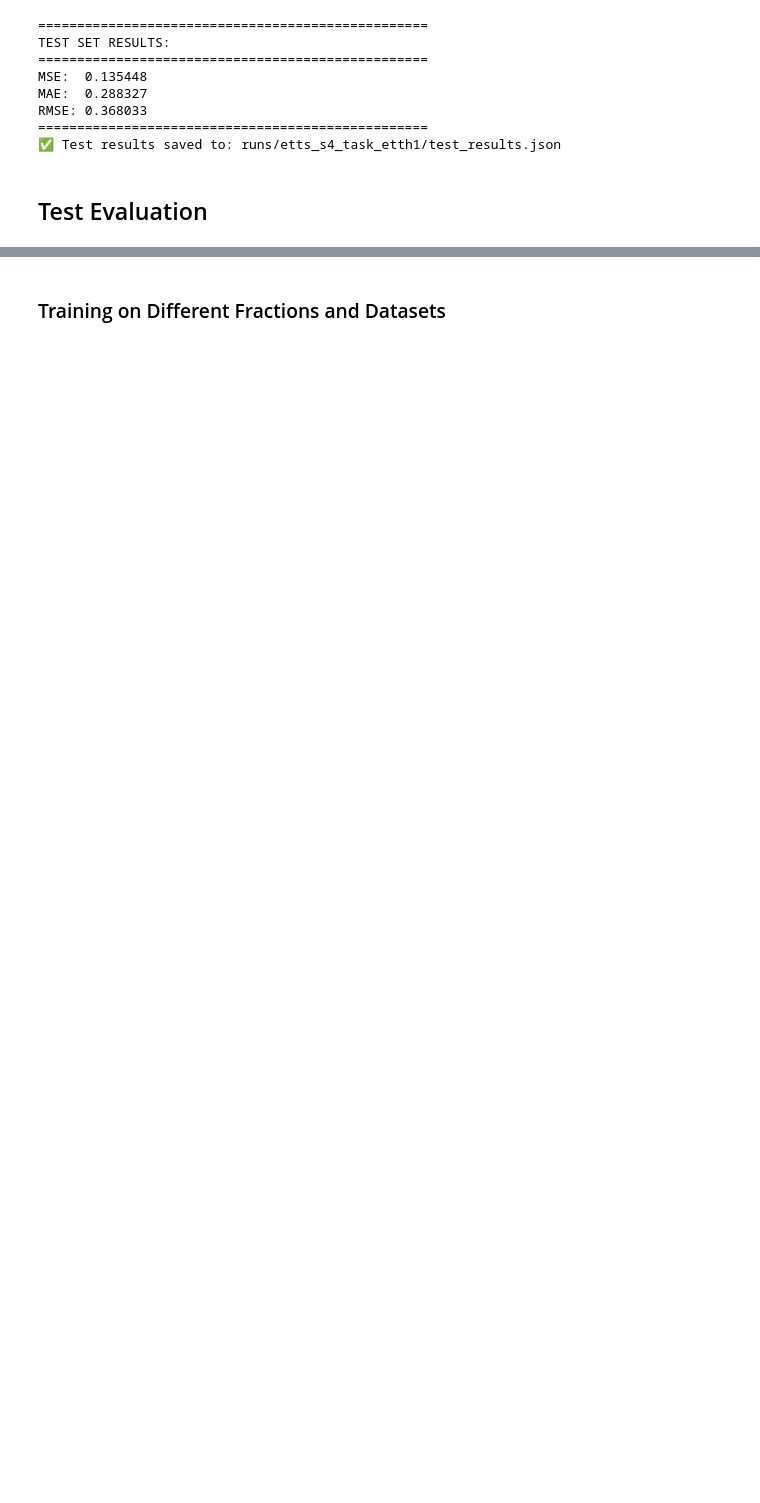
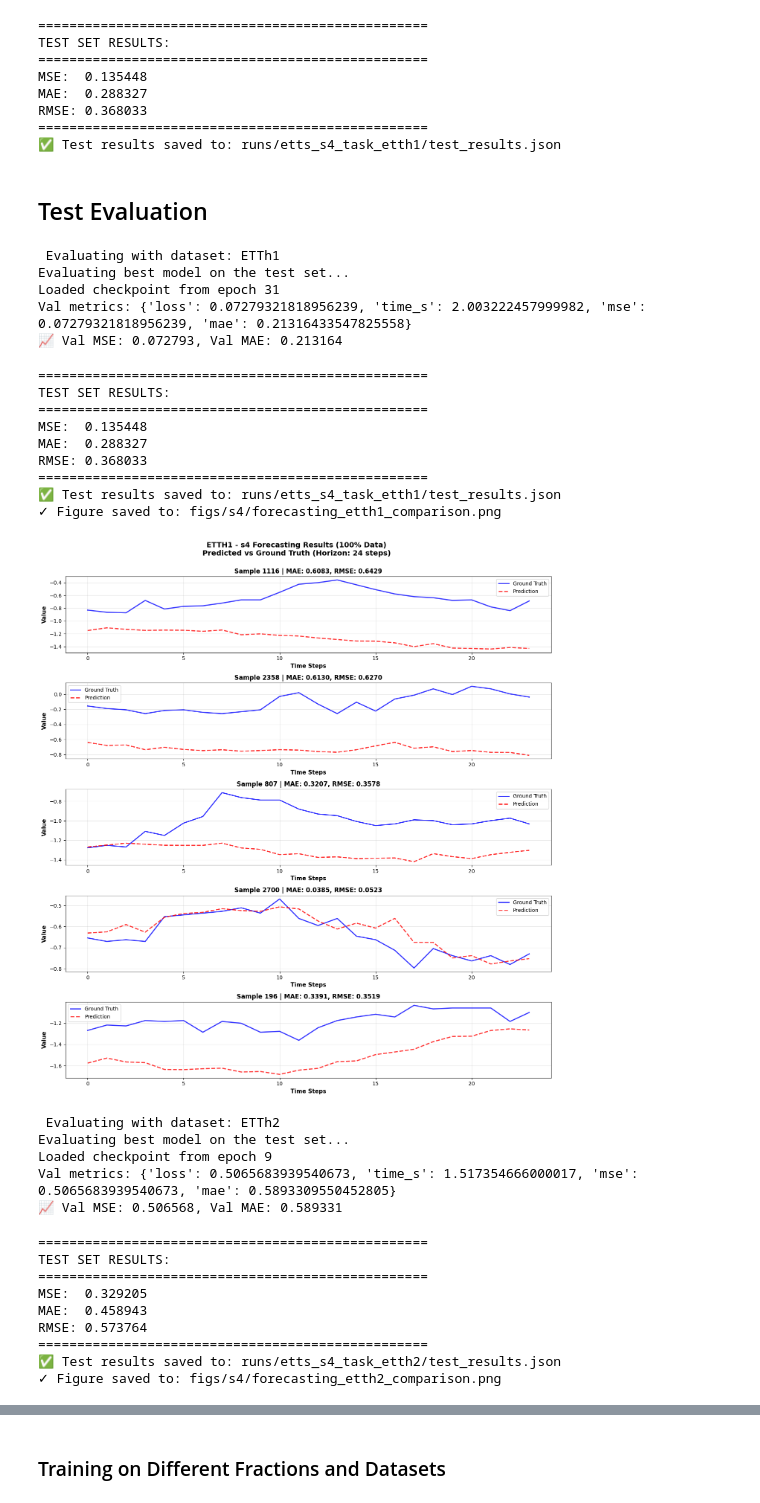
Before and after one commit to galbar8/LMU_S4, a Jupyter notebook: src/notebooks/etts/etts_s4.ipynb, the cells around one changed output, grey strips where cells are left out. Cells and saved outputs as stored; diff of their text form; code cells hidden in the pictures; blank space fills up the shorter version.

```diff
--- a/src/notebooks/etts/etts_s4.ipynb
+++ b/src/notebooks/etts/etts_s4.ipynb
@@ -21,28 +18,15 @@ current_dir = Path.cwd()
 project_root = current_dir.parent.parent.parent
 data_root = str(project_root / "src" / "datasets" / "etts" / "data")
 
+args: Dict[str, Any] = etth1_config_s4
 
-args: Dict[str, Any] = etth1_config_s4
+figs_dir = Path('./figs/s4')
+figs_dir.mkdir(parents=True, exist_ok=True)
+
 print(f"Training S4 on: {args['data_loader_kwargs']['which']}")
 
-args["block_cfg_ctor"] = make_block_cfg_ctor(
-    kind="s4",
-    dropout=args["dropout"],
-    mlp_ratio=args["mlp_ratio"],
-    droppath_final=args["droppath_final"],
-    layerscale_init=args["layerscale_init"],
-    residual_gain=args["residual_gain"],
-    pool=args["pool"],
-    # S4-specific parameters
-    d_state=args["d_state"],
-    channels=args["channels"],
-    bidirectional=args["bidirectional"],
-    mode=args["mode"],
-    dt_min=args["dt_min"],
-    dt_max=args["dt_max"],
-)
+args["block_cfg_ctor"] = make_s4_block_cfg_ctor(**args)
 
-# Device selection (MPS first)
 if torch.backends.mps.is_available():
     args["device"] = torch.device("mps")
     print("Using MPS (Apple Silicon)")
@@ -124,51 +107,68 @@ RMSE: 0.368033
 # %% [markdown]
 ## Test Evaluation
 # %%
+from src.notebooks.etts.utils import plot_forecasting_comparison
 from src.eval.eval_utils import evaluate_regression_model
 from src.notebooks.etts.etts_task import ETTSTask
 from src.notebooks.etts.etts_config import etth2_config_s4, ettm1_config_s4, ettm2_config_s4
 
 etts_configs = [
     etth1_config_s4,
     etth2_config_s4,
     ettm1_config_s4,
     ettm2_config_s4
 ]
 
 for config in etts_configs:
     args.update(config)
     etts_type = args['data_loader_kwargs']['which']
 
     print(f"\n Evaluating with dataset: {etts_type}")
 
     args["save_dir"] = f"./runs/etts_s4_task_{etts_type.lower()}"
 
-    args["block_cfg_ctor"] = make_block_cfg_ctor(
-        kind="s4",
-        dropout=args["dropout"],
-        mlp_ratio=args["mlp_ratio"],
-        droppath_final=args["droppath_final"],
-        layerscale_init=args["layerscale_init"],
-        residual_gain=args["residual_gain"],
-        pool=args["pool"],
-        d_state=args["d_state"],
-        channels=args["channels"],
-        bidirectional=args["bidirectional"],
-        mode=args["mode"],
-        dt_min=args["dt_min"],
-        dt_max=args["dt_max"],
-    )
+    args["block_cfg_ctor"] = make_s4_block_cfg_ctor(**args)
 
-    # Get ETTS-specific parameters for output reshaping
     flat_args = dict(args)
     flat_args.update(args.get("data_loader_kwargs", {}))
     pred_len = flat_args.get("pred_len", 24)
-    # d_out is the number of features per timestep (1 for univariate, 7 for multivariate)
     d_out = 7 if flat_args.get("feature_mode", "target") == "multivariate" else 1
 
     preds, targets = evaluate_regression_model(
         args=args,
         task=ETTSTask(),
         best_model_path=args["save_dir"] + "/best.pt",
         output_reshape=(-1, pred_len, d_out)
     )
+
+    plot_forecasting_comparison('s4', preds, targets, pred_len, etts_type, save_path=figs_dir)
+# %% [output]
+ Evaluating with dataset: ETTh1
+Evaluating best model on the test set...
+Loaded checkpoint from epoch 31
+Val metrics: {'loss': 0.07279321818956239, 'time_s': 2.003222457999982, 'mse': 0.07279321818956239, 'mae': 0.21316433547825558}
+📈 Val MSE: 0.072793, Val MAE: 0.213164
+==================================================
+TEST SET RESULTS:
+==================================================
+MSE:  0.135448
+MAE:  0.288327
+RMSE: 0.368033
+==================================================
+✅ Test results saved to: runs/etts_s4_task_etth1/test_results.json
+✓ Figure saved to: figs/s4/forecasting_etth1_comparison.png
+[figure, added]
+ Evaluating with dataset: ETTh2
+Evaluating best model on the test set...
+Loaded checkpoint from epoch 9
+Val metrics: {'loss': 0.5065683939540673, 'time_s': 1.517354666000017, 'mse': 0.5065683939540673, 'mae': 0.5893309550452805}
+📈 Val MSE: 0.506568, Val MAE: 0.589331
+==================================================
+TEST SET RESULTS:
+==================================================
+MSE:  0.329205
+MAE:  0.458943
+RMSE: 0.573764
+==================================================
+✅ Test results saved to: runs/etts_s4_task_etth2/test_results.json
+✓ Figure saved to: figs/s4/forecasting_etth2_comparison.png
```
Also changed, not shown: parts of 6 cells of this notebook, 27 other files.
